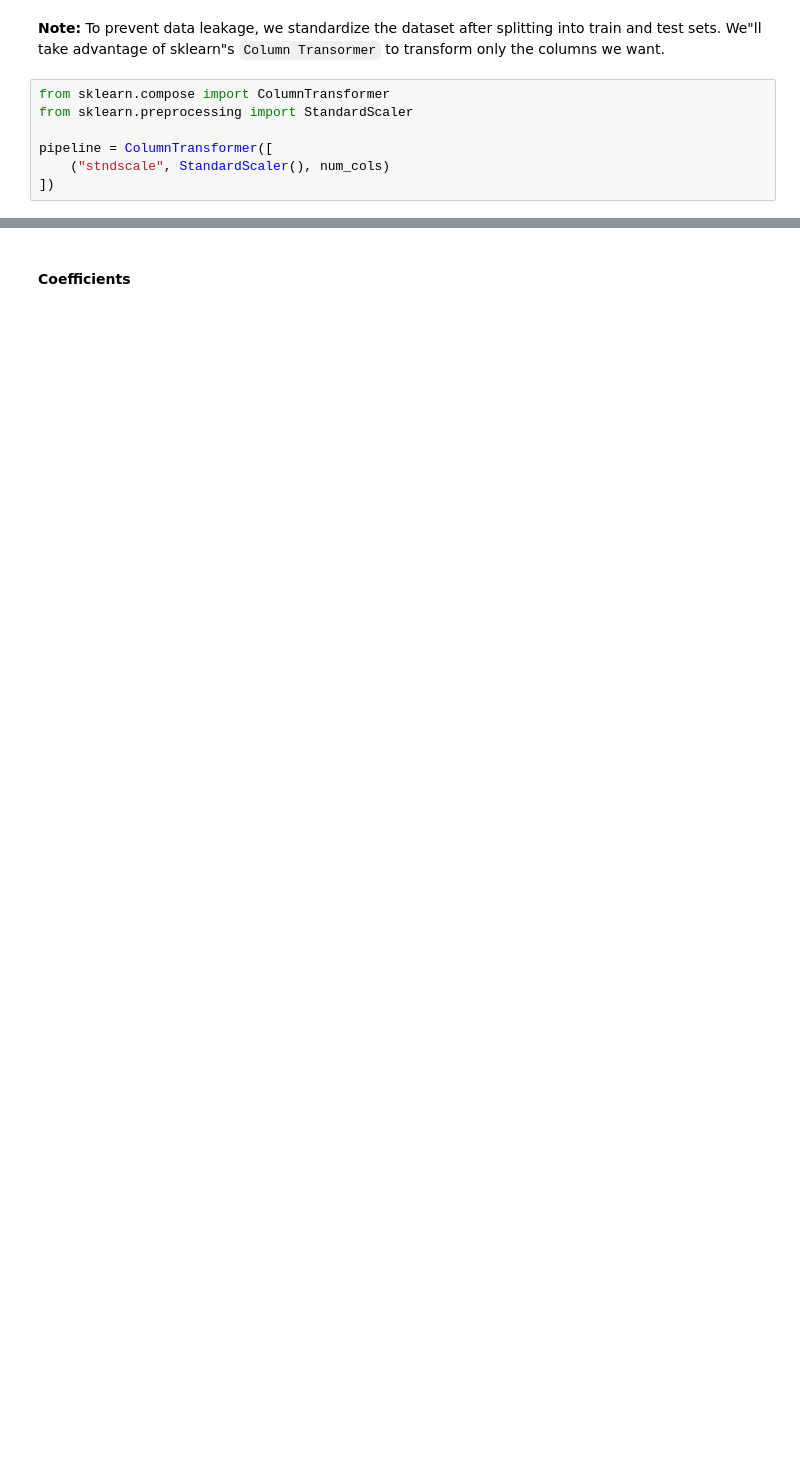
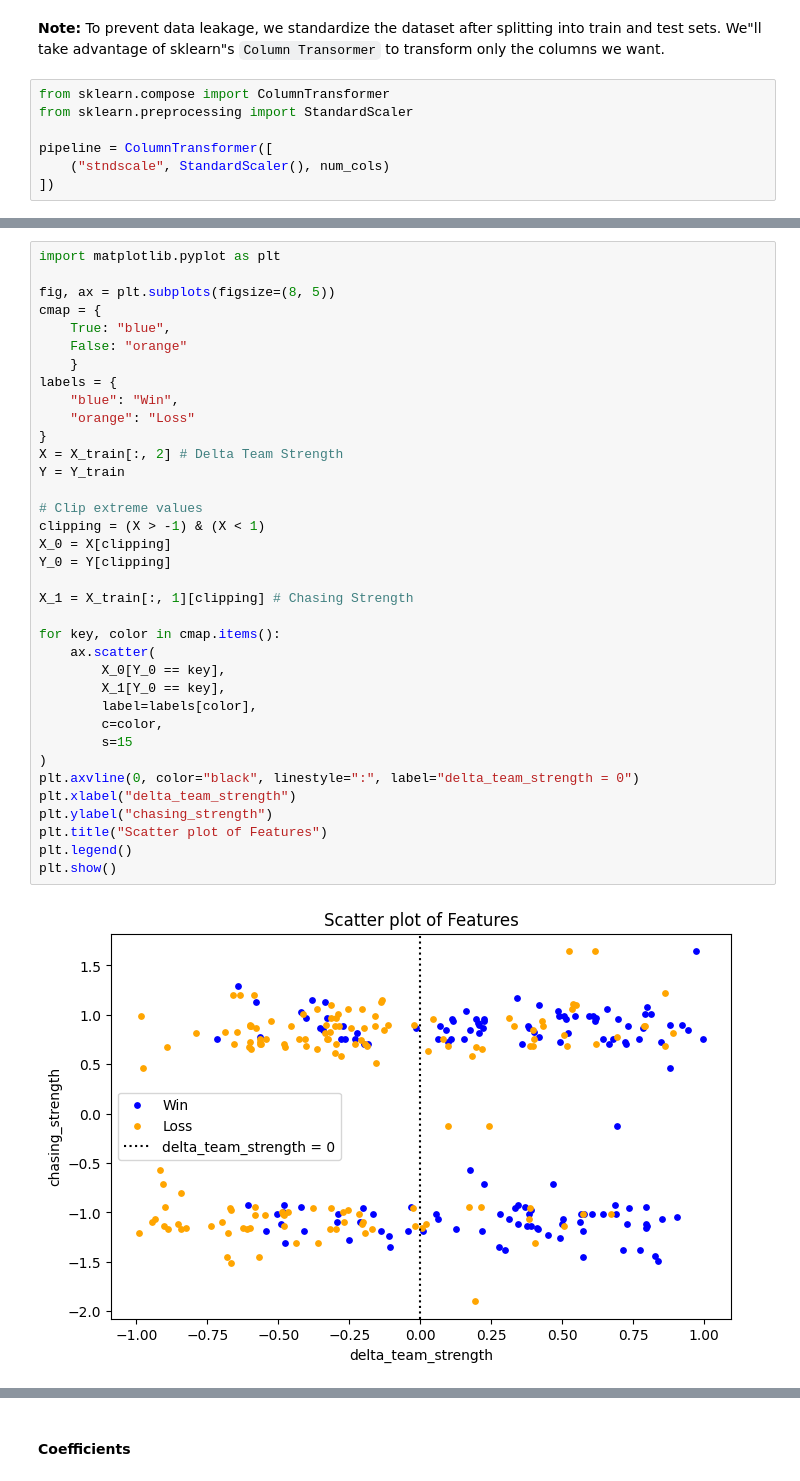
Before and after one commit to shsiddhant/womens-wc, a Jupyter notebook: notebooks/notebook_1.ipynb, the cells around one changed output, grey strips where cells are left out. Drawn from its saved outputs; the diff is of its cells as text; blank space fills up the shorter version.

```diff
--- a/notebooks/notebook_1.ipynb
+++ b/notebooks/notebook_1.ipynb
@@ -159,0 +166,38 @@ X_test = pipeline.fit_transform(X_test_0)
+# %%
+import matplotlib.pyplot as plt
+
+fig, ax = plt.subplots(figsize=(8, 5))
+cmap = {
+    True: "blue",
+    False: "orange"
+    }
+labels = {
+    "blue": "Win",
+    "orange": "Loss"
+}
+X = X_train[:, 2] # Delta Team Strength
+Y = Y_train
+
+# Clip extreme values
+clipping = (X > -1) & (X < 1)
+X_0 = X[clipping]
+Y_0 = Y[clipping]
+
+X_1 = X_train[:, 1][clipping] # Chasing Strength
+
+for key, color in cmap.items():
+    ax.scatter(
+        X_0[Y_0 == key],
+        X_1[Y_0 == key],
+        label=labels[color],
+        c=color,
+        s=15
+)
+plt.axvline(0, color="black", linestyle=":", label="delta_team_strength = 0")
+plt.xlabel("delta_team_strength")
+plt.ylabel("chasing_strength")
+plt.title("Scatter plot of Features")
+plt.legend()
+plt.show()
+# %% [output]
+[figure, added]
```
Also changed, not shown: parts of 57 cells of this notebook, 4 other files.
